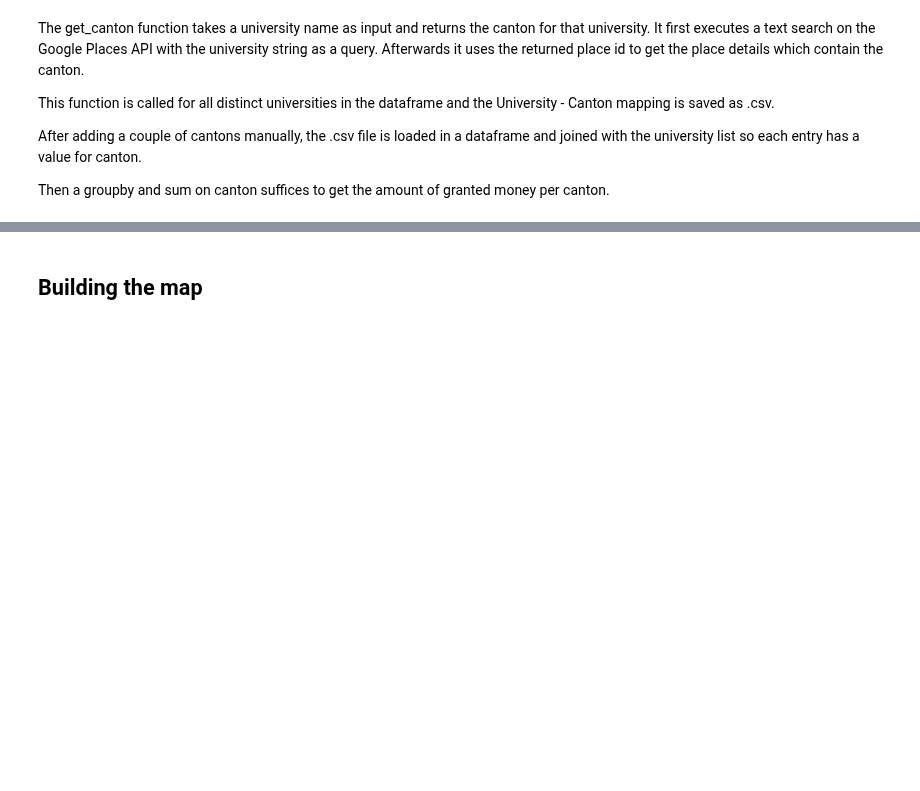
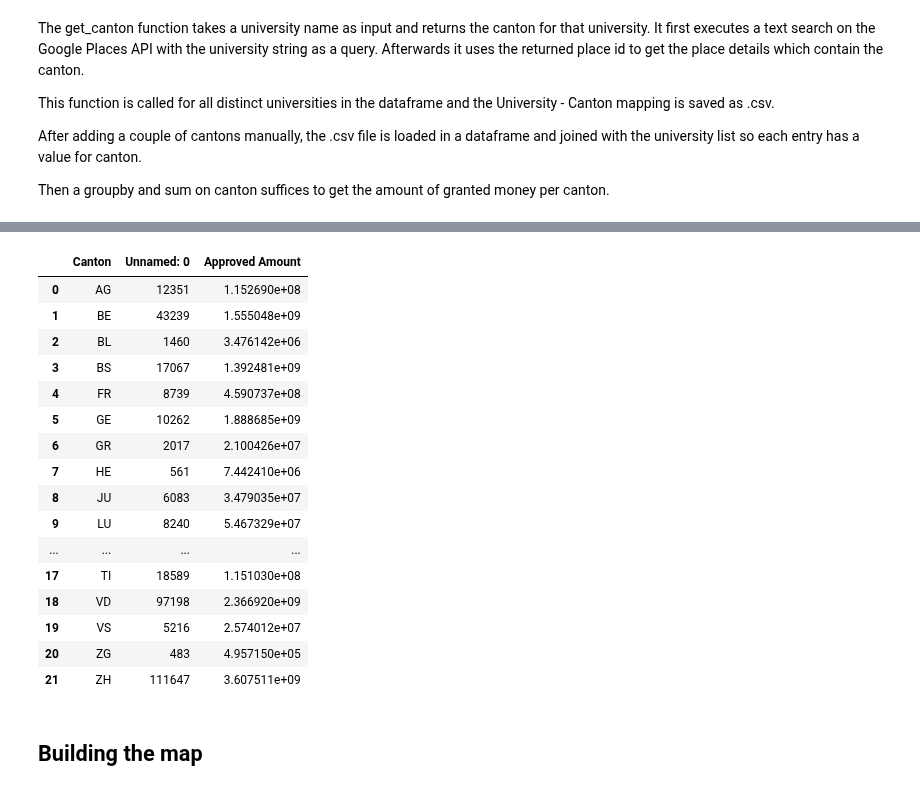
Before and after one commit to fearnleymartin/ada-epfl, a Jupyter notebook: 03 - Interactive Viz/Interactive Viz - Clement.ipynb, the cells around one changed output, grey strips where cells are left out. Drawn from its saved outputs; the diff is of its cells as text; code cells hidden in the pictures; blank space fills up the shorter version.

```diff
--- a/03 - Interactive Viz/Interactive Viz - Clement.ipynb
+++ b/03 - Interactive Viz/Interactive Viz - Clement.ipynb
@@ -103,7 +103,26 @@ canton_uni = pd.merge(cantons, fundings_final, left_on='University', right_on='U
 # %%
 canton_uni['Approved Amount'] = canton_uni['Approved Amount'].apply(pd.to_numeric)
 canton_uni = canton_uni.groupby('Canton').sum().reset_index()
-canton_uni.columns = ['Canton', 'Granted Money']
+# canton_uni.columns = ['Canton', 'Granted Money']
+canton_uni
+# %% [output]
+|  | Canton | Unnamed: 0 | Approved Amount |
+| 0 | AG | 12351 | 1.152690e+08 |
+| 1 | BE | 43239 | 1.555048e+09 |
+| 2 | BL | 1460 | 3.476142e+06 |
+| 3 | BS | 17067 | 1.392481e+09 |
+| 4 | FR | 8739 | 4.590737e+08 |
+| 5 | GE | 10262 | 1.888685e+09 |
+| 6 | GR | 2017 | 2.100426e+07 |
+| 7 | HE | 561 | 7.442410e+06 |
+| 8 | JU | 6083 | 3.479035e+07 |
+| 9 | LU | 8240 | 5.467329e+07 |
+| ... | ... | ... | ... |
+| 17 | TI | 18589 | 1.151030e+08 |
+| 18 | VD | 97198 | 2.366920e+09 |
+| 19 | VS | 5216 | 2.574012e+07 |
+| 20 | ZG | 483 | 4.957150e+05 |
+| 21 | ZH | 111647 | 3.607511e+09 |
 # %% [markdown]
 ## Building the map
 # %%
```
Also changed, not shown: parts of 1 cell of this notebook, 1 other file.
